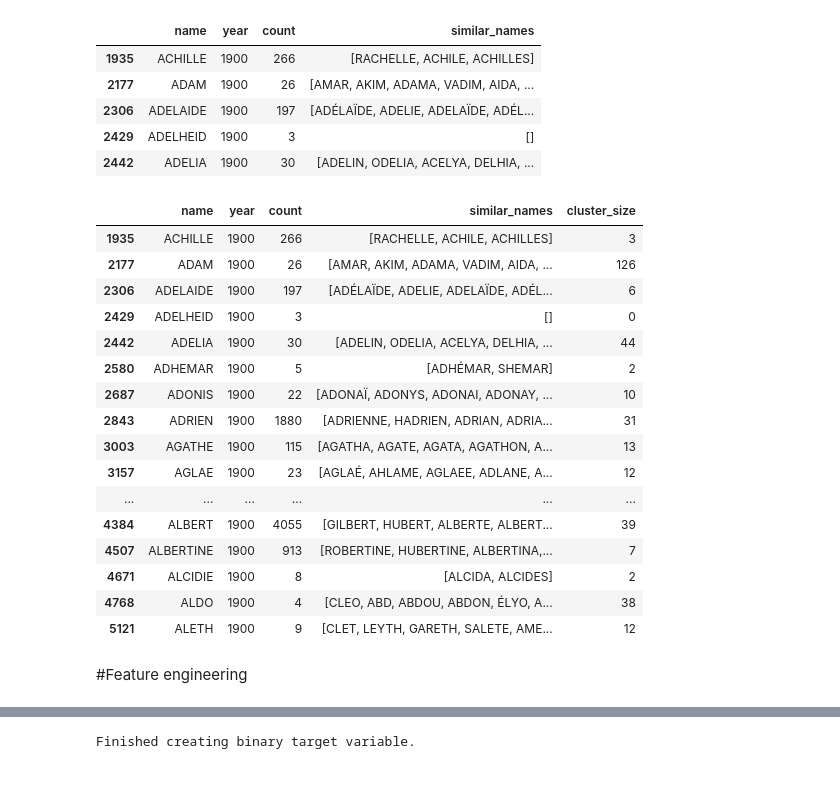
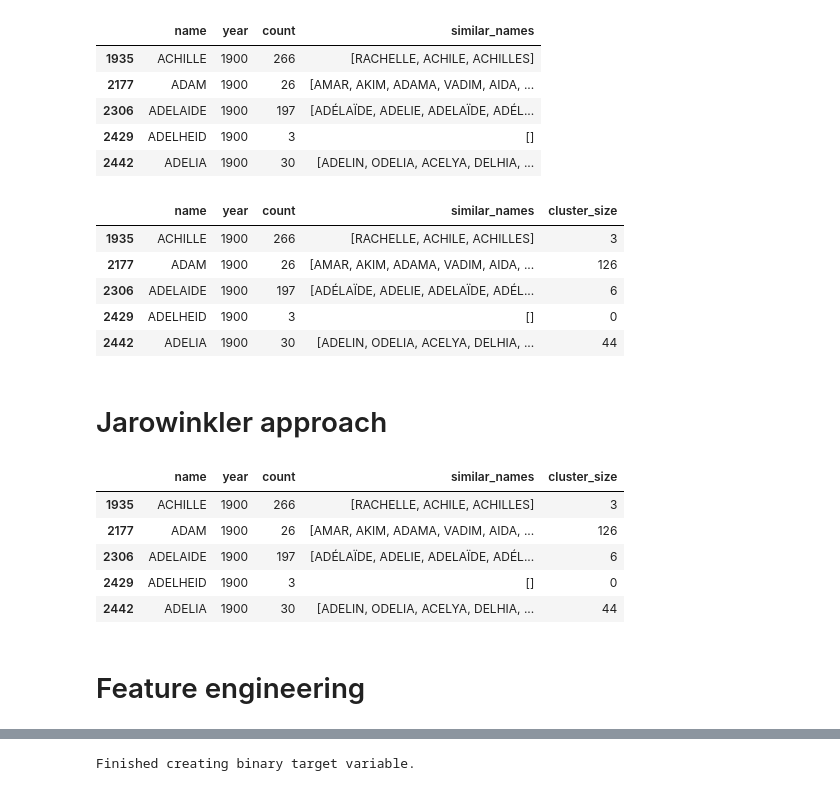
Before and after one commit to Beg1nner4ever/name_cluster, a Jupyter notebook: name_notebook_2.ipynb, the cells around one changed output, grey strips where cells are left out. Cells and saved outputs as stored; diff of their text form; code cells hidden in the pictures.

```diff
--- a/name_notebook_2.ipynb
+++ b/name_notebook_2.ipynb
@@ -97,0 +72,4 @@ df.head()
+# %%
+names = df.groupby('name')['count'].sum().sort_values(ascending=True)
+print(len(names))
+names.head(10)
@@ -97,0 +90,3 @@ df.head()
+# %%
+names = names[names > 1000].reset_index()
+names.head()
@@ -184,6 +199,6 @@ def group_similar_names(df, max_distance=2):
 # %%
-cluster= group_similar_names(df, max_distance=2)
-cluster.head()
+test = group_similar_names(df, max_distance=2)
+test.head()
 # %% [output]
 All counts accounted for. Total: 82844134
 |  | name | year | count | similar_names |
@@ -193,28 +208,29 @@ All counts accounted for. Total: 82844134
 | 2429 | ADELHEID | 1900 | 3 | [] |
 | 2442 | ADELIA | 1900 | 30 | [ADELIN, ODELIA, ACELYA, DELHIA, ... |
 # %%
-cluster["cluster_size"] = cluster['similar_names'].apply(len)
-cluster.head(20)
+test["cluster_size"] = cluster['similar_names'].apply(len)
+test.head()
 # %% [output]
 |  | name | year | count | similar_names | cluster_size |
 | 1935 | ACHILLE | 1900 | 266 | [RACHELLE, ACHILE, ACHILLES] | 3 |
 | 2177 | ADAM | 1900 | 26 | [AMAR, AKIM, ADAMA, VADIM, AIDA, ... | 126 |
 | 2306 | ADELAIDE | 1900 | 197 | [ADÉLAÏDE, ADELIE, ADELAÏDE, ADÉL... | 6 |
 | 2429 | ADELHEID | 1900 | 3 | [] | 0 |
 | 2442 | ADELIA | 1900 | 30 | [ADELIN, ODELIA, ACELYA, DELHIA, ... | 44 |
-| 2580 | ADHEMAR | 1900 | 5 | [ADHÉMAR, SHEMAR] | 2 |
-| 2687 | ADONIS | 1900 | 22 | [ADONAÏ, ADONYS, ADONAI, ADONAY, ... | 10 |
-| 2843 | ADRIEN | 1900 | 1880 | [ADRIENNE, HADRIEN, ADRIAN, ADRIA... | 31 |
-| 3003 | AGATHE | 1900 | 115 | [AGATHA, AGATE, AGATA, AGATHON, A... | 13 |
-| 3157 | AGLAE | 1900 | 23 | [AGLAÉ, AHLAME, AGLAEE, ADLANE, A... | 12 |
-| ... | ... | ... | ... | ... | ... |
-| 4384 | ALBERT | 1900 | 4055 | [GILBERT, HUBERT, ALBERTE, ALBERT... | 39 |
-| 4507 | ALBERTINE | 1900 | 913 | [ROBERTINE, HUBERTINE, ALBERTINA,... | 7 |
-| 4671 | ALCIDIE | 1900 | 8 | [ALCIDA, ALCIDES] | 2 |
-| 4768 | ALDO | 1900 | 4 | [CLEO, ABD, ABDOU, ABDON, ÉLYO, A... | 38 |
-| 5121 | ALETH | 1900 | 9 | [CLET, LEYTH, GARETH, SALETE, AME... | 12 |
+# %% [markdown]
+# Jarowinkler approach
+# %%
+test["cluster_size"] = test['similar_names'].apply(len)
+test.head(5)
+# %% [output]
+|  | name | year | count | similar_names | cluster_size |
+| 1935 | ACHILLE | 1900 | 266 | [RACHELLE, ACHILE, ACHILLES] | 3 |
+| 2177 | ADAM | 1900 | 26 | [AMAR, AKIM, ADAMA, VADIM, AIDA, ... | 126 |
+| 2306 | ADELAIDE | 1900 | 197 | [ADÉLAÏDE, ADELIE, ADELAÏDE, ADÉL... | 6 |
+| 2429 | ADELHEID | 1900 | 3 | [] | 0 |
+| 2442 | ADELIA | 1900 | 30 | [ADELIN, ODELIA, ACELYA, DELHIA, ... | 44 |
 # %% [markdown]
-#Feature engineering
+# Feature engineering
 # %%
 from tqdm import tqdm
 from scipy import stats
```
Also changed, not shown: parts of 36 cells of this notebook.
